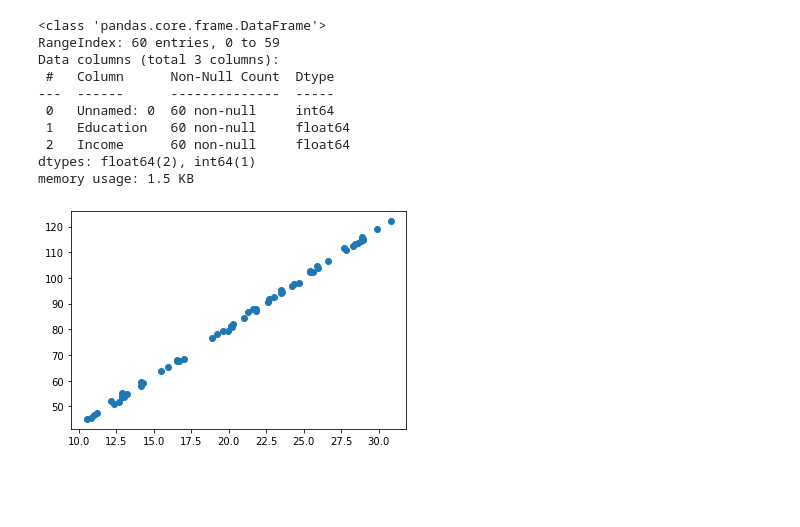
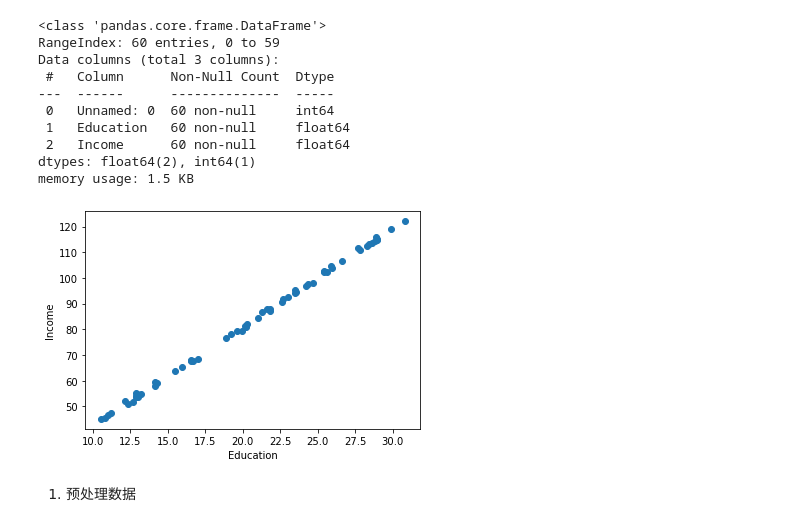
Before and after one commit to Jacob-xyb/Python_Note, a Jupyter notebook: DeepLearning/Beginners/初识pytorch.ipynb, the cells around one changed output. Drawn from its saved outputs; the diff is of its cells as text; code cells hidden in the pictures; blank space fills up the shorter version.

```diff
--- a/DeepLearning/Beginners/初识pytorch.ipynb
+++ b/DeepLearning/Beginners/初识pytorch.ipynb
@@ -52,6 +52,8 @@ memory usage: 1.5 KB
 # %%
 # 绘图看一下数据
 plt.scatter(data.Education, data.Income)
+plt.xlabel("Education")
+plt.ylabel("Income")
 plt.show()
 # %% [output]
-[figure, old version]
+[figure, new version]
@@ -57,0 +62,2 @@ plt.show()
+# %% [markdown]
+1. 预处理数据
```
Also changed, not shown: parts of 36 cells of this notebook.
